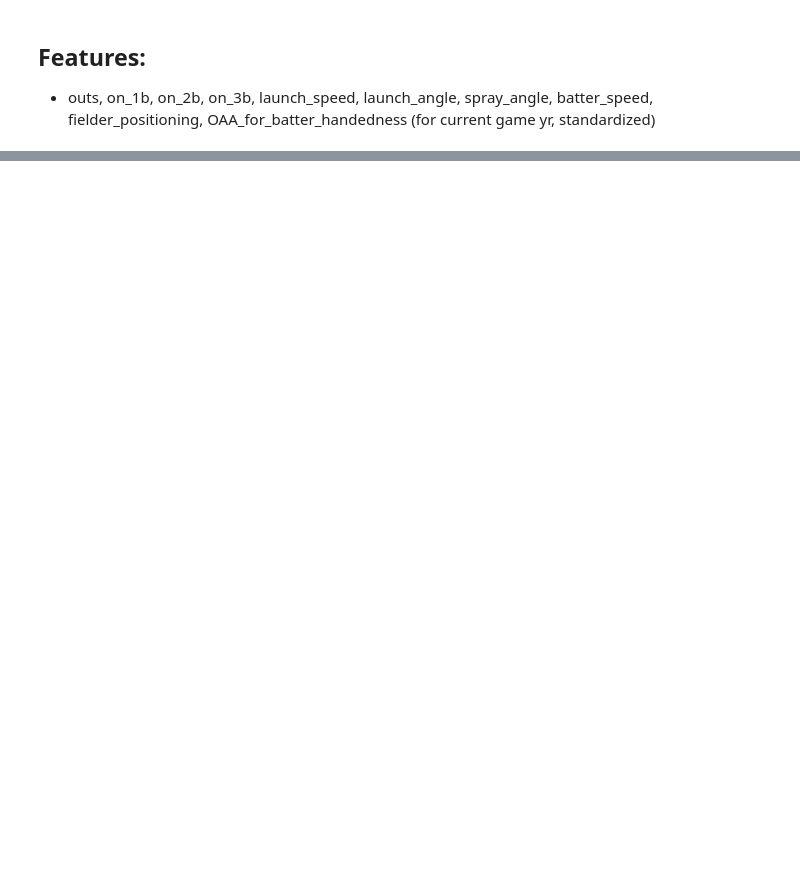
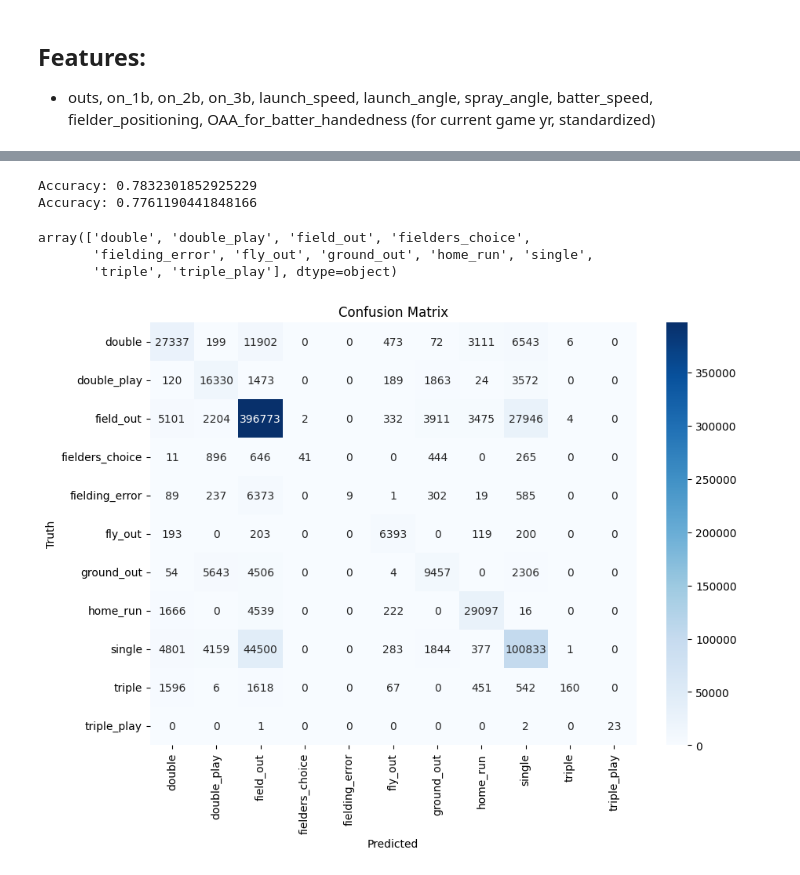
Before and after one commit to reecetec/mlb_simulator, a Jupyter notebook: notebooks/5.0-hit-classifier.ipynb, the cells around one changed output, grey strips where cells are left out. Saved outputs shown, nothing was run; the diff lists cells and outputs as text; code cells hidden in the pictures; blank space fills up the shorter version.

```diff
--- a/notebooks/5.0-hit-classifier.ipynb
+++ b/notebooks/5.0-hit-classifier.ipynb
@@ -90,0 +4,10 @@ url = "https://baseballsavant.mlb.com/leaderboard/sprint_speed?min_season=2024&m
+# %%
+import pandas as pd
+import numpy as np
+import xgboost as xgb
+from src.data.data_utils import query_mlb_db
+from src.features import build_features as f
+from importlib import reload
+reload(f)
+
+X_train, y_train, X_test, y_test, encoders = f.get_hit_classification_dataset(split=True)
@@ -90,0 +51,3 @@ url = "https://baseballsavant.mlb.com/leaderboard/sprint_speed?min_season=2024&m
+# %%
+clf = xgb.XGBClassifier(objective='multi:softprob', eval_metric='mlogloss')
+clf.fit(X_train, y_train)
@@ -90,0 +66,31 @@ url = "https://baseballsavant.mlb.com/leaderboard/sprint_speed?min_season=2024&m
+# %%
+from sklearn.metrics import accuracy_score, classification_report, confusion_matrix
+print("Accuracy:", accuracy_score(y_train, clf.predict(X_train)))
+print("Accuracy:", accuracy_score(y_test, clf.predict(X_test)))
+# %% [output]
+Accuracy: 0.7832301852925229
+Accuracy: 0.7761190441848166
+# %%
+y_test_lab = encoders['simplified_outcome'].inverse_transform(y_train['simplified_outcome'])
+y_pred_lab = encoders['simplified_outcome'].inverse_transform(clf.predict(X_train))
+# %%
+unique_labels = np.unique(np.concatenate((y_test_lab, y_pred_lab)))
+unique_labels
+# %% [output]
+array(['double', 'double_play', 'field_out', 'fielders_choice',
+       'fielding_error', 'fly_out', 'ground_out', 'home_run', 'single',
+       'triple', 'triple_play'], dtype=object)
+# %%
+cm = confusion_matrix(y_test_lab, y_pred_lab)
+
+import matplotlib.pyplot as plt
+import seaborn as sns
+# Plot confusion matrix
+plt.figure(figsize=(10, 7))
+sns.heatmap(cm, annot=True, fmt="d", cmap="Blues", xticklabels=unique_labels, yticklabels=unique_labels)
+plt.xlabel("Predicted")
+plt.ylabel("Truth")
+plt.title("Confusion Matrix")
+plt.show()
+# %% [output]
+[figure, added]
```
Also changed, not shown: parts of 23 cells of this notebook, 2 other files.
